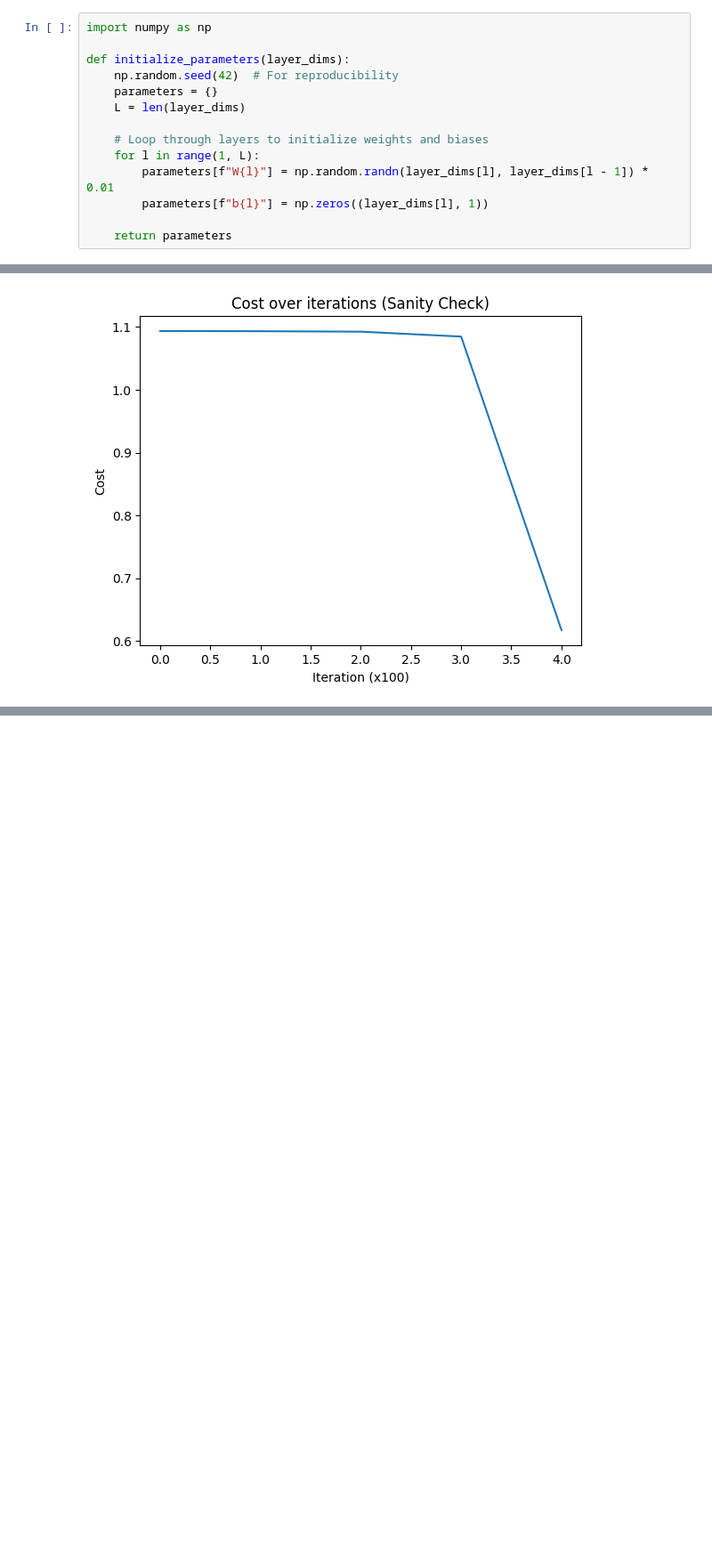
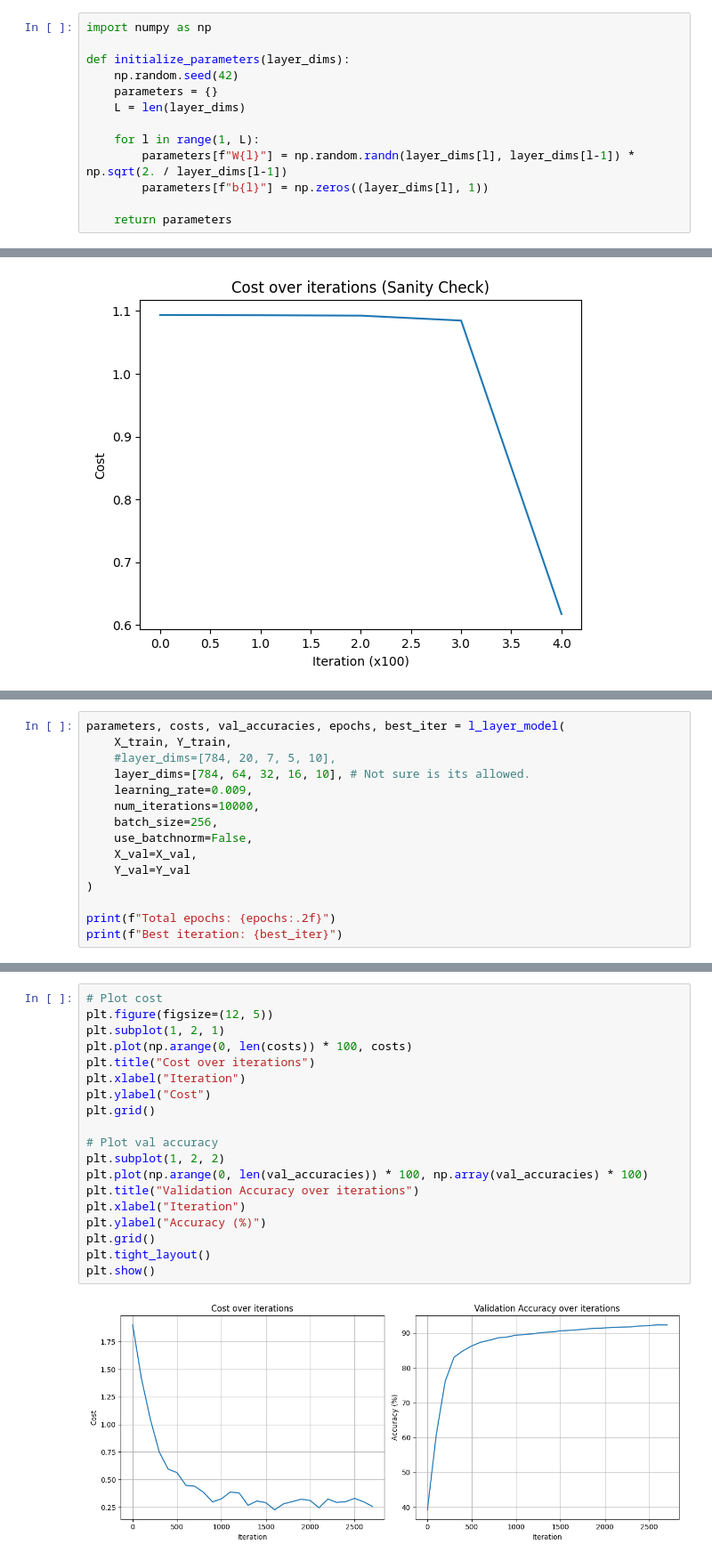
Before and after one commit to hodisan94/deep-learning_NN, a Jupyter notebook: Assignment1.ipynb, the cells around one changed output, grey strips where cells are left out. Shown at 89% size. Saved outputs shown, nothing was run; the diff lists cells and outputs as text; blank space fills up the shorter version.

```diff
--- a/Assignment1.ipynb
+++ b/Assignment1.ipynb
@@ -4,13 +4,12 @@
 import numpy as np
 
 def initialize_parameters(layer_dims):
-    np.random.seed(42)  # For reproducibility
+    np.random.seed(42)
     parameters = {}
     L = len(layer_dims)
 
-    # Loop through layers to initialize weights and biases
     for l in range(1, L):
-        parameters[f"W{l}"] = np.random.randn(layer_dims[l], layer_dims[l - 1]) * 0.01
+        parameters[f"W{l}"] = np.random.randn(layer_dims[l], layer_dims[l-1]) * np.sqrt(2. / layer_dims[l-1])
         parameters[f"b{l}"] = np.zeros((layer_dims[l], 1))
 
     return parameters
@@ -626,0 +696,15 @@ Cost after iteration 500: 0.617593
+# %%
+parameters, costs, val_accuracies, epochs, best_iter = l_layer_model(
+    X_train, Y_train,
+    #layer_dims=[784, 20, 7, 5, 10],
+    layer_dims=[784, 64, 32, 16, 10], # Not sure is its allowed.
+    learning_rate=0.009,
+    num_iterations=10000,
+    batch_size=256,
+    use_batchnorm=False,
+    X_val=X_val,
+    Y_val=Y_val
+)
+
+print(f"Total epochs: {epochs:.2f}")
+print(f"Best iteration: {best_iter}")
@@ -626,0 +729,21 @@ Cost after iteration 500: 0.617593
+# %%
+# Plot cost
+plt.figure(figsize=(12, 5))
+plt.subplot(1, 2, 1)
+plt.plot(np.arange(0, len(costs)) * 100, costs)
+plt.title("Cost over iterations")
+plt.xlabel("Iteration")
+plt.ylabel("Cost")
+plt.grid()
+
+# Plot val accuracy
+plt.subplot(1, 2, 2)
+plt.plot(np.arange(0, len(val_accuracies)) * 100, np.array(val_accuracies) * 100)
+plt.title("Validation Accuracy over iterations")
+plt.xlabel("Iteration")
+plt.ylabel("Accuracy (%)")
+plt.grid()
+plt.tight_layout()
+plt.show()
+# %% [output]
+[figure, added]
```
Also changed, not shown: parts of 9 cells of this notebook.
